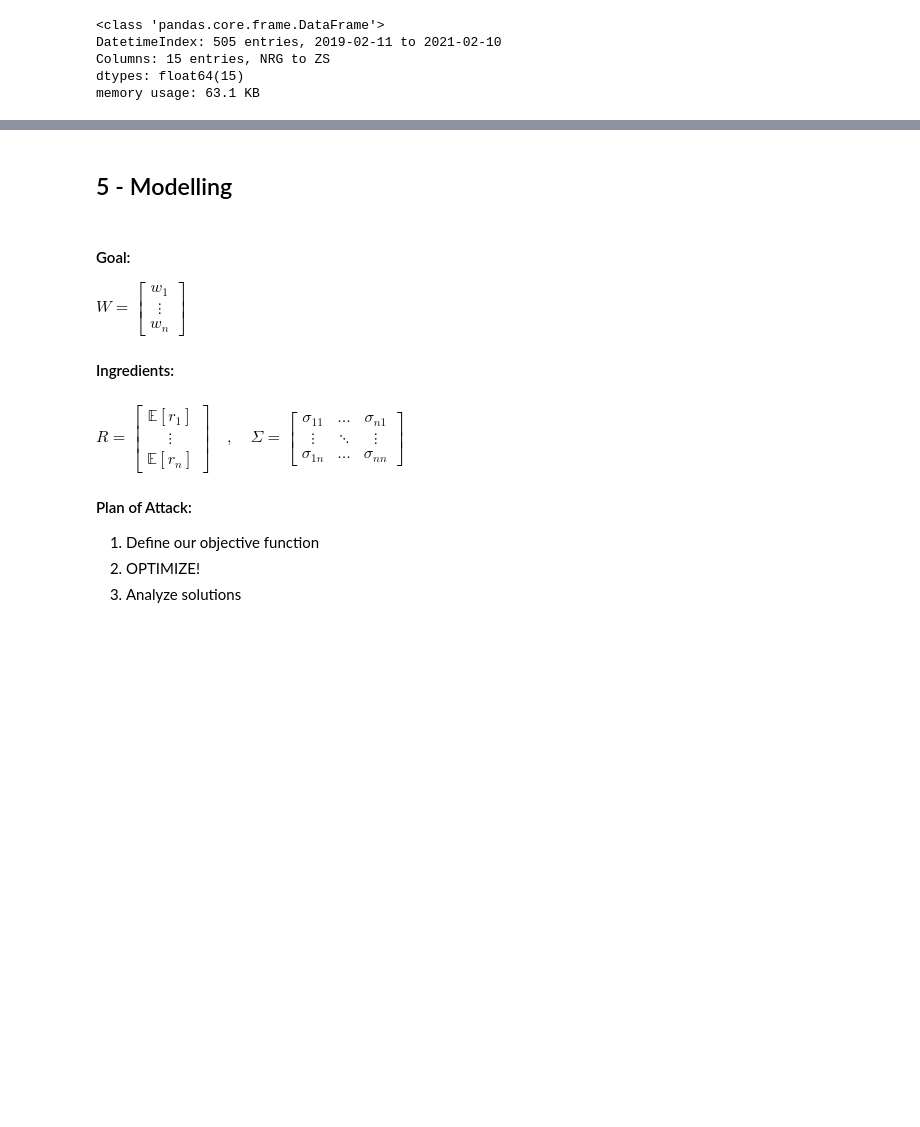
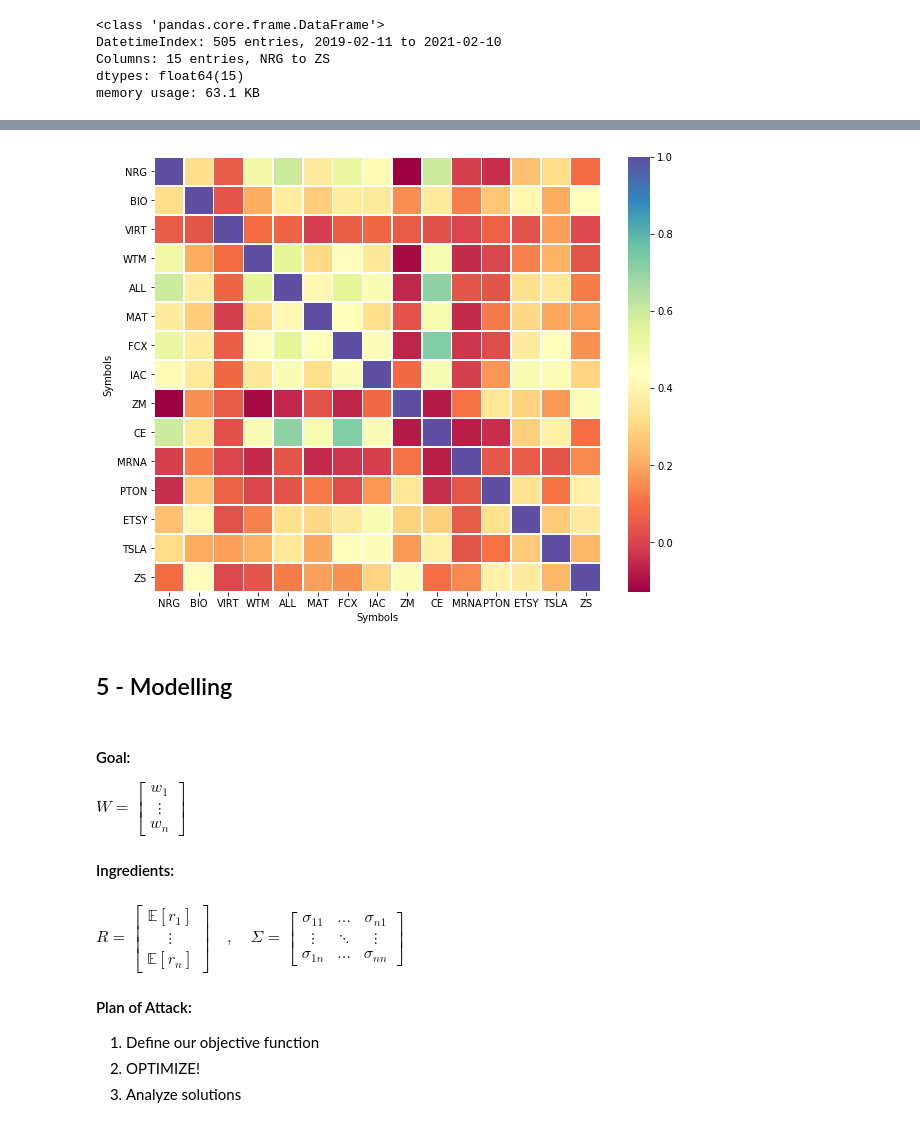
Before and after one commit to patohdzs/getting-them-stonks, a Jupyter notebook: stonks.ipynb, the cells around one changed output, grey strips where cells are left out. Drawn from its saved outputs; the diff is of its cells as text; code cells hidden in the pictures; blank space fills up the shorter version.

```diff
--- a/stonks.ipynb
+++ b/stonks.ipynb
@@ -114,6 +154,14 @@ memory usage: 63.1 KB
 # %%
 ex_returns = returns.mean()
 cov_returns = returns.cov()
+# %%
+# Calculating correlation matrix of returns
+corr_returns = returns.corr()
+f, axs = plt.subplots(figsize=(10, 8))
+sns.heatmap(corr_returns, cmap="Spectral", linewidths=0.5, ax=axs)
+plt.show()
+# %% [output]
+[figure, added]
 # %% [markdown]
 ## 5 - Modelling
 # %% [markdown]
```
Also changed, not shown: parts of 13 cells of this notebook.
